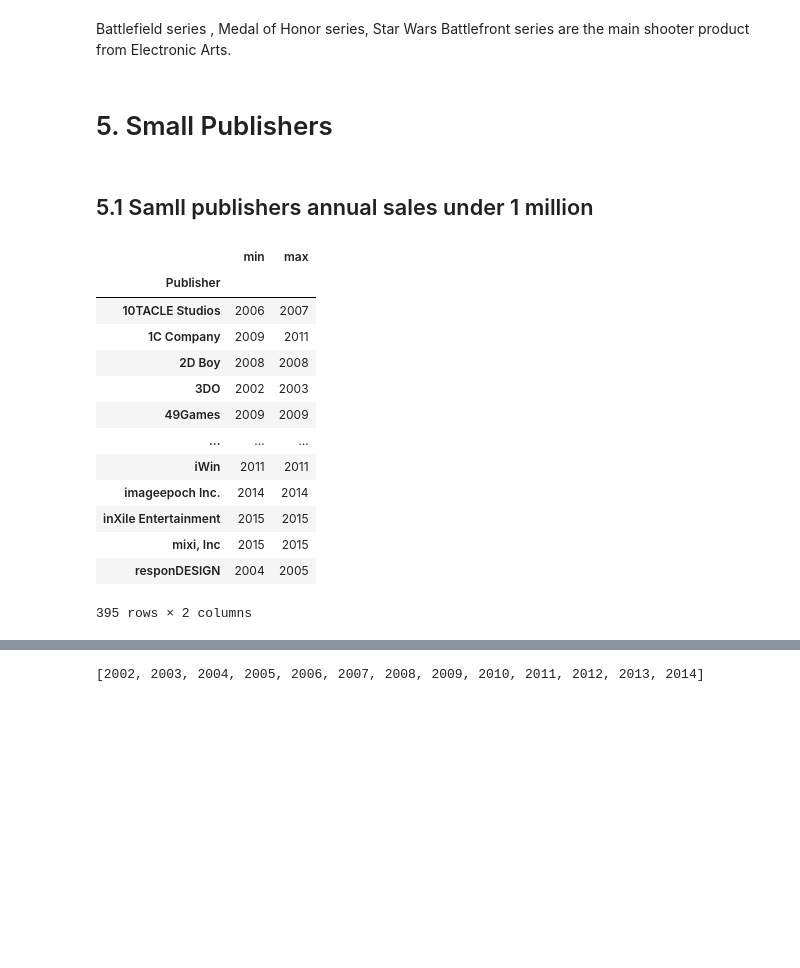
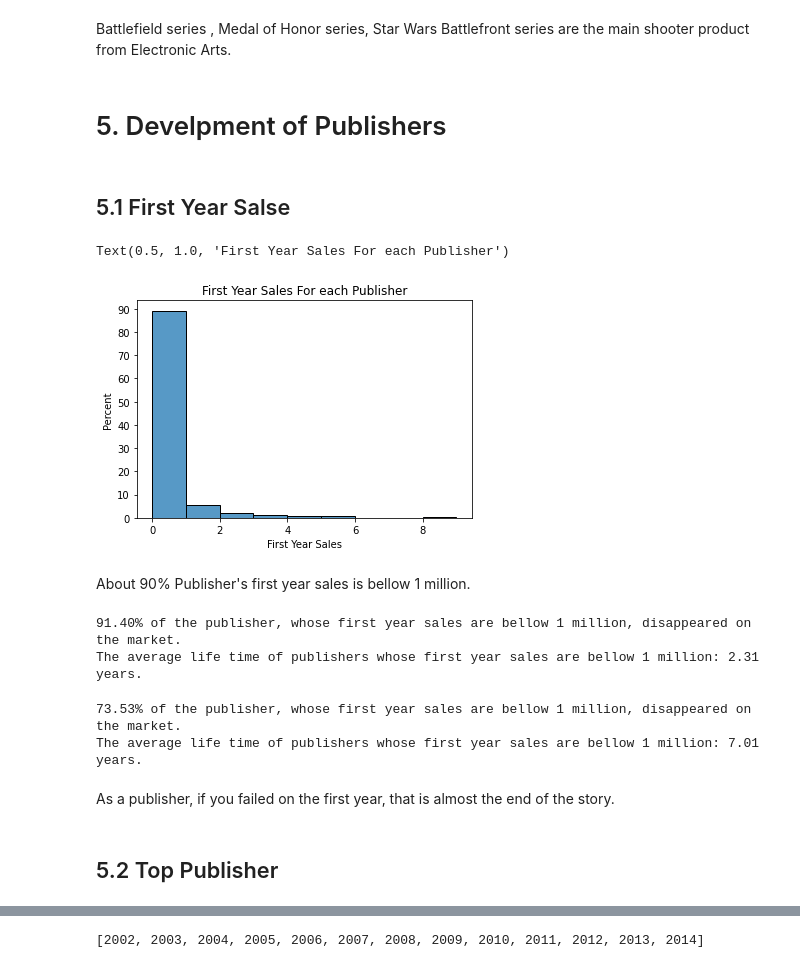
Before and after one commit to venson/Video_game, a Jupyter notebook: video-game.ipynb, the cells around one changed output, grey strips where cells are left out. Cells and saved outputs as stored; diff of their text form; code cells hidden in the pictures; blank space fills up the shorter version.

```diff
--- a/video-game.ipynb
+++ b/video-game.ipynb
@@ -676,26 +686,54 @@ df_ea_shooter[['Name','Year','Genre','Platform','Global_Sales', 'Publisher']]
 # %% [markdown]
 Battlefield series , Medal of Honor series, Star Wars Battlefront series are the main shooter product from Electronic Arts.
 # %% [markdown]
-# 5. Small Publishers
+# 5. Develpment of Publishers
-# %% [markdown]
-## 5.1 Samll publishers annual sales under 1 million
-# %%
-total_2002 = df2002.groupby(['Year', 'Publisher'])['Global_Sales'].sum().reset_index()
-small_publishers = total_2002[total_2002['Global_Sales']<1]
-small_publishers_duration = small_publishers.groupby(['Publisher'])['Year'].agg(['min', 'max'])
-small_publishers_duration
-# %% [output]
-|  | min | max |
-| Publisher |  |  |
-| 10TACLE Studios | 2006 | 2007 |
-| 1C Company | 2009 | 2011 |
-| 2D Boy | 2008 | 2008 |
-| 3DO | 2002 | 2003 |
-| 49Games | 2009 | 2009 |
-| ... | ... | ... |
-| iWin | 2011 | 2011 |
-| imageepoch Inc. | 2014 | 2014 |
-| inXile Entertainment | 2015 | 2015 |
-| mixi, Inc | 2015 | 2015 |
-| responDESIGN | 2004 | 2005 |
-395 rows × 2 columns
+# %% [markdown]
+## 5.1 First Year Salse
+# %%
+total = df.groupby(['Year', 'Publisher'])['Global_Sales'].sum().reset_index()
+publishers_duration = total.groupby(['Publisher'])['Year'].agg(['min', 'max']).reset_index()
+publishers_duration['first_sales'] = publishers_duration.\
+    apply(lambda x:  publisher_by_year.loc[x['Publisher'],x['min']], axis = 1)
+publishers_duration['last_sales'] = publishers_duration.\
+    apply(lambda x:  publisher_by_year.loc[x['Publisher'],x['max']], axis = 1)
+publishers_duration['max_sales'] = publishers_duration.\
+    apply(lambda x:  publisher_by_year.loc[x['Publisher'], : ].max(), axis = 1)
+publishers_duration['mean_sales'] = publishers_duration.\
+    apply(lambda x:  publisher_by_year.loc[x['Publisher'], : ].mean(), axis = 1)
+publishers_duration['last_year'] = publishers_duration['max'] - publishers_duration['min']
+# %%
+sns.histplot(publishers_duration['first_sales'], stat='percent', bins=range(0, 10))
+plt.xlabel('First Year Sales')
+plt.yticks(range(0,100,10))
+plt.title('First Year Sales For each Publisher')
+# %% [output]
+Text(0.5, 1.0, 'First Year Sales For each Publisher')
+[figure, added]
+# %% [markdown]
+About 90% Publisher's first year sales is bellow 1 million.
+# %%
+publisher_below_1 =  publishers_duration[(publishers_duration['max_sales']<1) & (publishers_duration['min'] <2015)]
+publisher_below_1_2015 = publisher_below_1[publisher_below_1['max']<2015]
+
+print('{:.2f}% of the publisher, whose first year sales are bellow 1 million, disappeared on the market.'.\
+    format(100* publisher_below_1_2015.shape[0]/ publisher_below_1.shape[0]))
+print('The average life time of publishers whose first year sales are bellow 1 million: {:.2f} years.'.\
+    format(publisher_below_1_2015['last_year'].mean()))
+# %% [output]
+91.40% of the publisher, whose first year sales are bellow 1 million, disappeared on the market.
+The average life time of publishers whose first year sales are bellow 1 million: 2.31 years.
+# %%
+publisher_above_1 =  publishers_duration[(publishers_duration['max_sales']>1) & (publishers_duration['min'] <2015)]
+publisher_above_1_2015 = publisher_above_1[publisher_above_1['max']<2015]
+
+print('{:.2f}% of the publisher, whose first year sales are bellow 1 million, disappeared on the market.'.\
+    format(100*publisher_above_1_2015.shape[0]/ publisher_above_1.shape[0]))
+print('The average life time of publishers whose first year sales are bellow 1 million: {:.2f} years.'.\
+    format(publisher_above_1_2015['last_year'].mean()))
+# %% [output]
+73.53% of the publisher, whose first year sales are bellow 1 million, disappeared on the market.
+The average life time of publishers whose first year sales are bellow 1 million: 7.01 years.
+# %% [markdown]
+As a publisher, if you failed on the first year, that is almost the end of the story.
+# %% [markdown]
+## 5.2 Top Publisher
```
Also changed, not shown: parts of 24 cells of this notebook.
